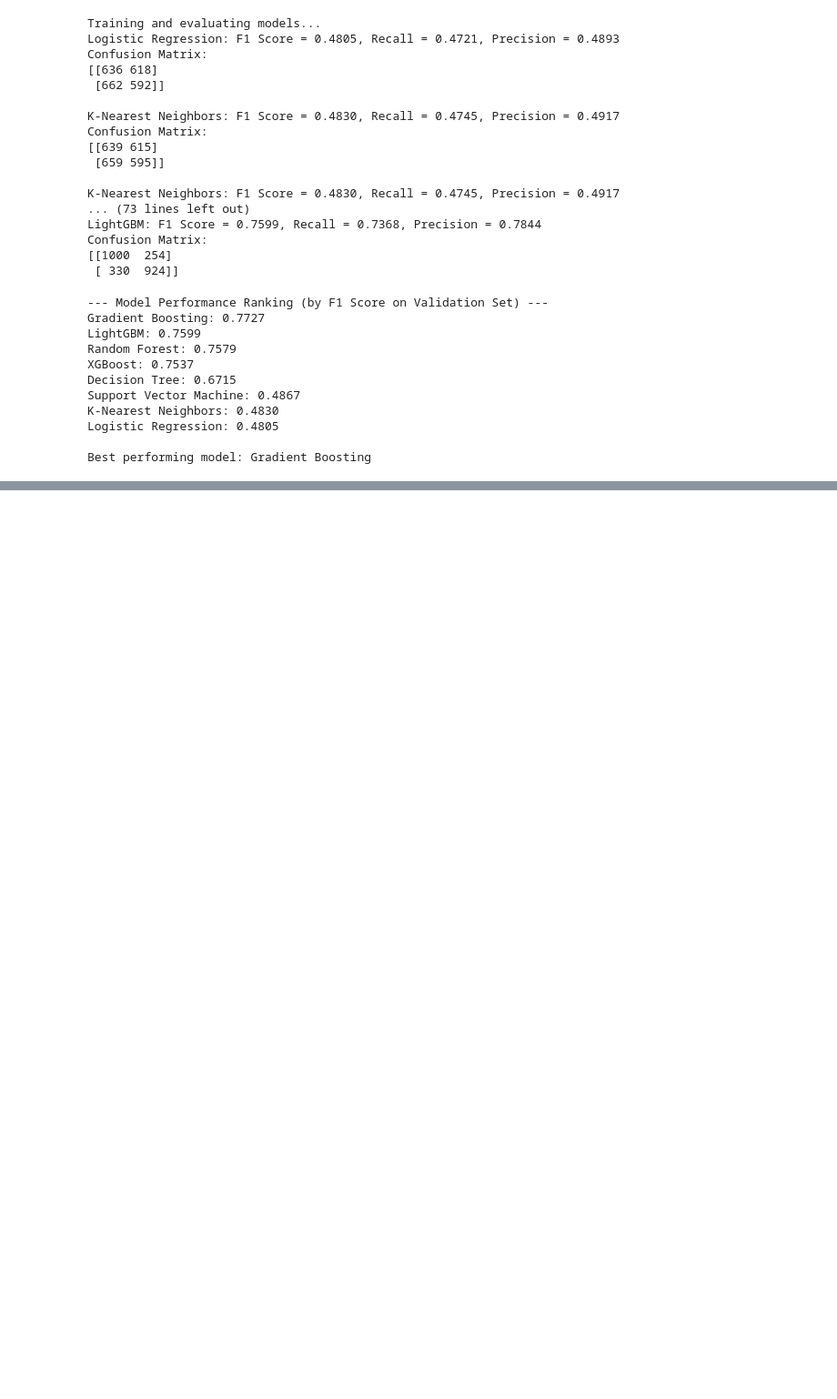
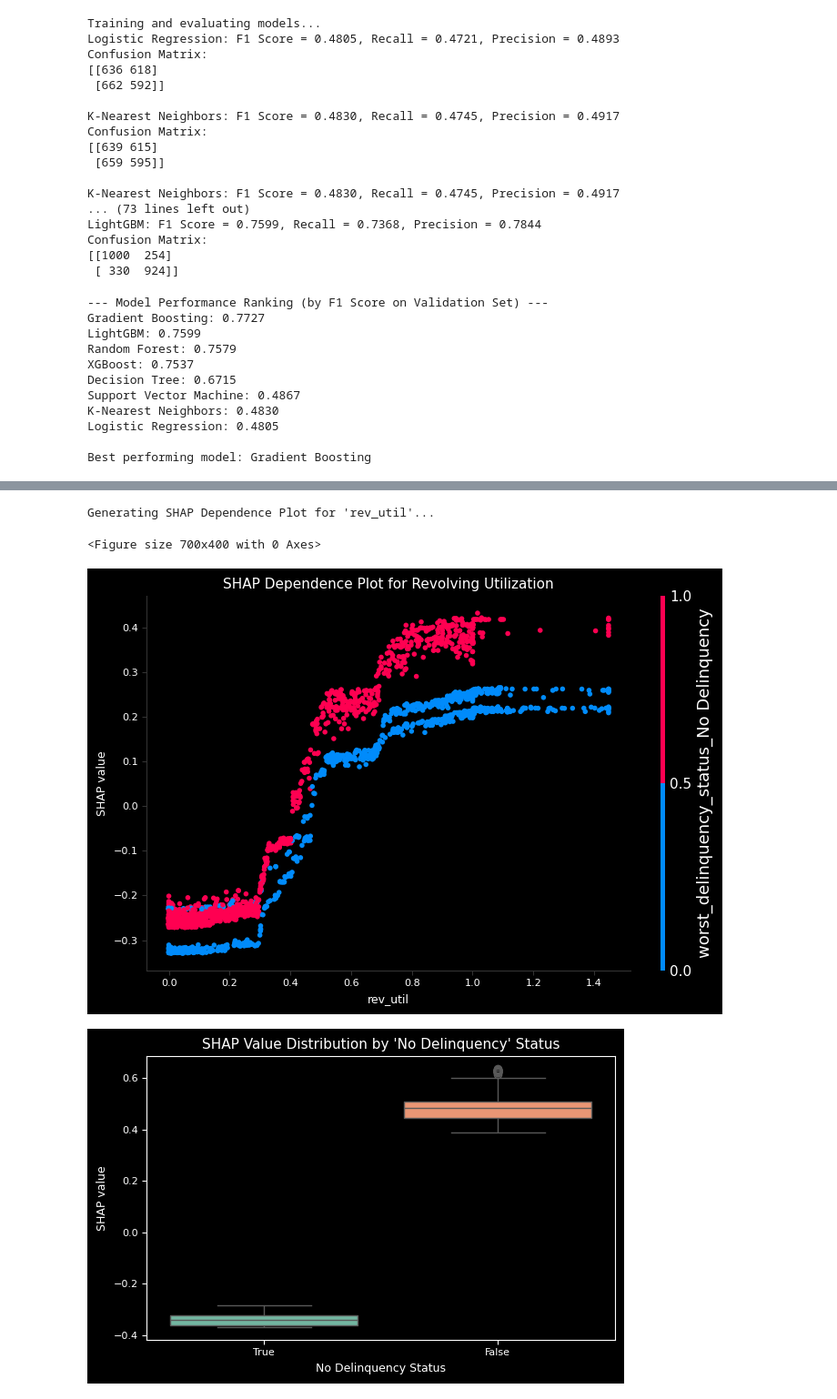
Before and after one commit to Azvier/credit-risk-prediction, a Jupyter notebook: notebooks/02-prediction-model.ipynb, the cells around one changed output, grey strips where cells are left out. Shown: that part at 91% size. Saved outputs shown, nothing was run; the diff lists cells and outputs as text; code cells hidden in the pictures; blank space fills up the shorter version.

```diff
--- a/notebooks/02-prediction-model.ipynb
+++ b/notebooks/02-prediction-model.ipynb
@@ -134,0 +241,43 @@ Best performing model: Gradient Boosting
+# %%
+# Effect of 'rev_util'
+print("Generating SHAP Dependence Plot for 'rev_util'...")
+plt.figure(figsize=(7, 4))
+shap.dependence_plot(
+    "rev_util", shap_values, X_test, interaction_index="auto", show=False
+)
+plt.title("SHAP Dependence Plot for Revolving Utilization", fontsize=11, color='white')
+plt.xlabel("rev_util", fontsize=9, color='white')
+plt.ylabel("SHAP value", fontsize=9, color='white')
+plt.xticks(color='white', fontsize=8)
+plt.yticks(color='white', fontsize=8)
+plt.tight_layout()
+plt.gca().set_facecolor('black')
+plt.show()
+
+# Effect of 'worst_delinquency_status_No Delinquency'
+shap_df = pd.DataFrame({
+    'SHAP value': shap_values[:, X_test.columns.get_loc("worst_delinquency_status_No Delinquency")],
+    'worst_delinquency_status_No Delinquency': X_test["worst_delinquency_status_No Delinquency"].astype(str)
+})
+plt.figure(figsize=(6, 4))
+sns.boxplot(
+    x='worst_delinquency_status_No Delinquency',
+    y='SHAP value',
+    hue='worst_delinquency_status_No Delinquency',
+    data=shap_df,
+    palette='Set2',
+    legend=False
+)
+plt.title("SHAP Value Distribution by 'No Delinquency' Status", fontsize=11, color='white')
+plt.xlabel("No Delinquency Status", fontsize=9, color='white')
+plt.ylabel("SHAP value", fontsize=9, color='white')
+plt.xticks(color='white', fontsize=8)
+plt.yticks(color='white', fontsize=8)
+plt.tight_layout()
+plt.gca().set_facecolor('black')
+plt.show()
+# %% [output]
+Generating SHAP Dependence Plot for 'rev_util'...
+<Figure size 700x400 with 0 Axes>
+[figure, added]
+[figure, added]
```
Also changed, not shown: parts of 4 cells of this notebook.
